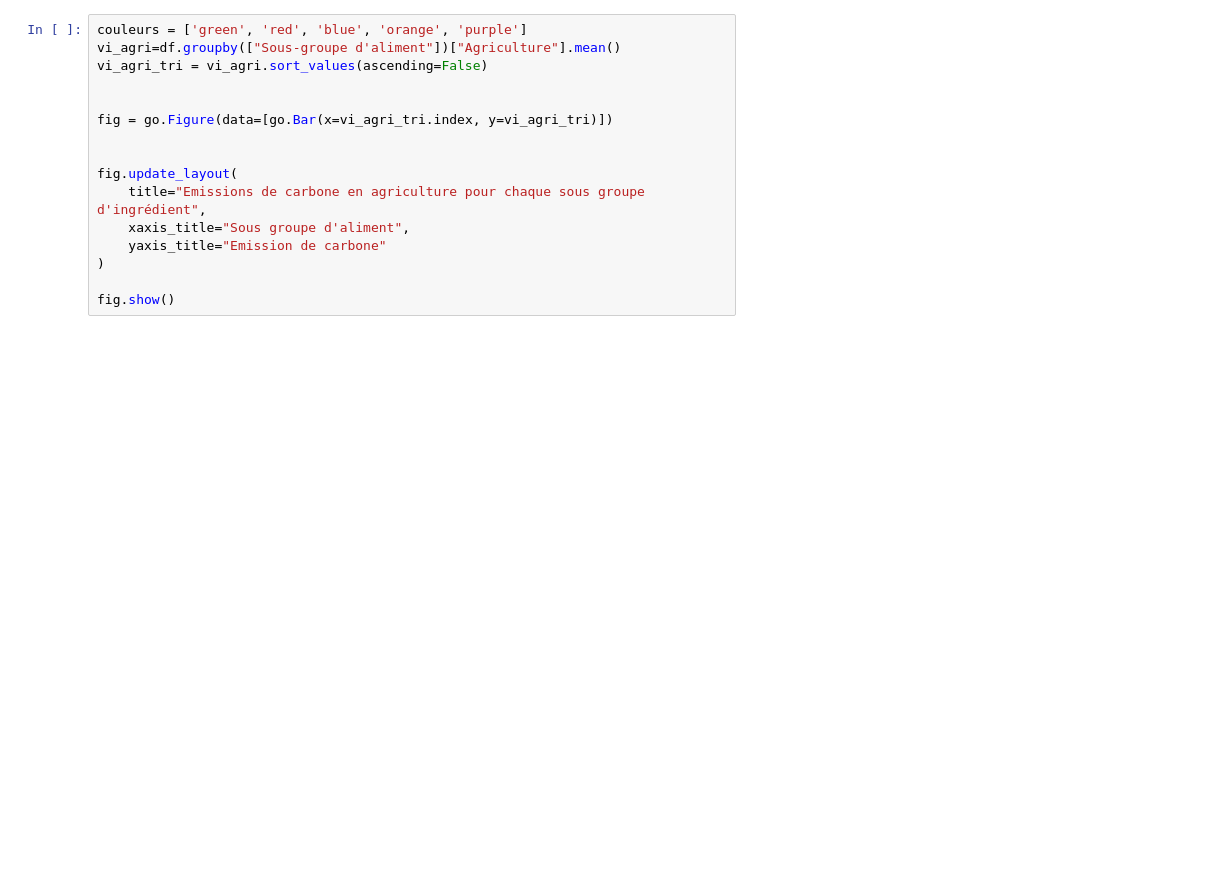
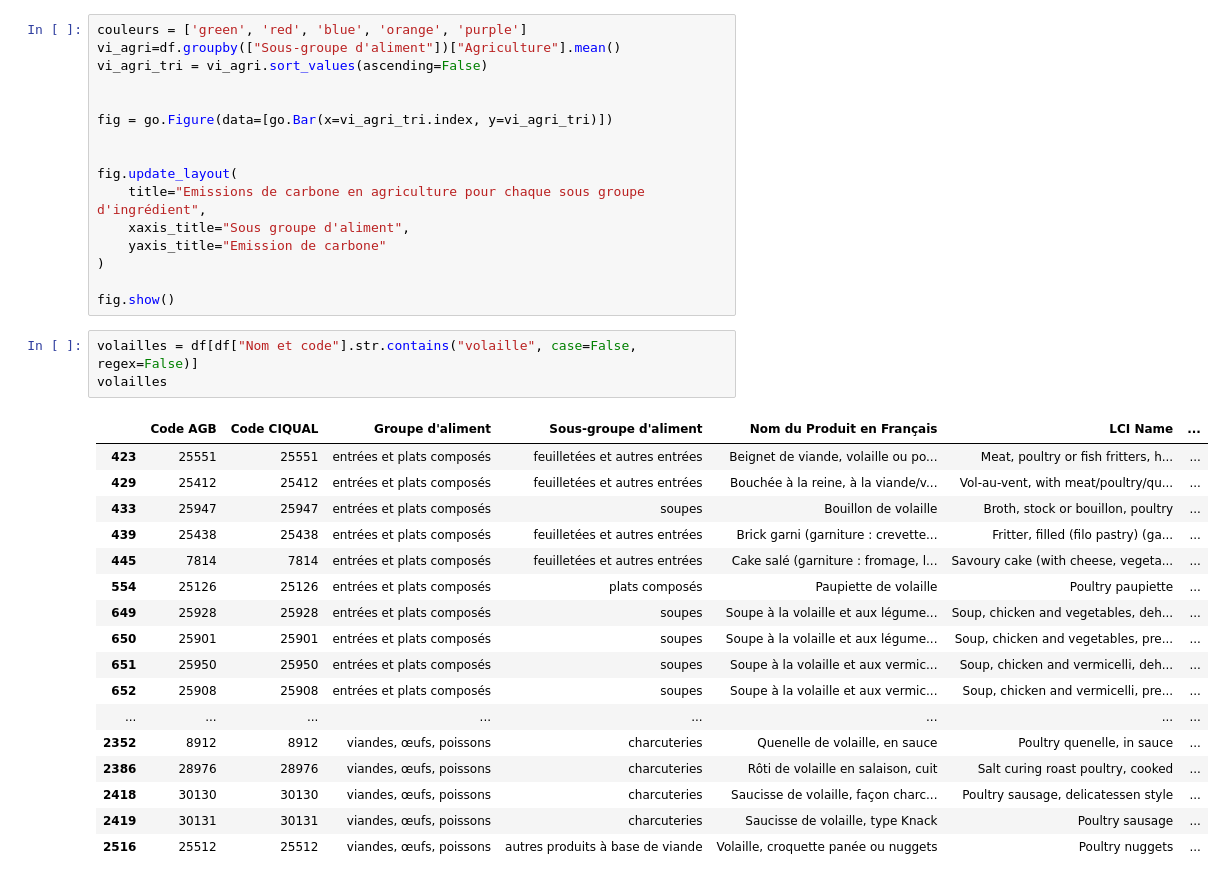
Before and after one commit to flosav5/projet_recette, a Jupyter notebook: projet_serviette_empreintes2.ipynb, the cells around one changed output. Cells and saved outputs as stored; diff of their text form; blank space fills up the shorter version.

```diff
--- a/projet_serviette_empreintes2.ipynb
+++ b/projet_serviette_empreintes2.ipynb
@@ -123,4 +217,25 @@ fig.update_layout(
 )
 
 fig.show()
+# %%
+volailles = df[df["Nom et code"].str.contains("volaille", case=False, regex=False)]
+volailles
+# %% [output]
+|  | Code AGB | Code CIQUAL | Groupe d'aliment | Sous-groupe d'aliment | Nom du Produit en Français | LCI Name | ... |
+| 423 | 25551 | 25551 | entrées et plats composés | feuilletées et autres entrées | Beignet de viande, volaille ou po... | Meat, poultry or fish fritters, h... | ... |
+| 429 | 25412 | 25412 | entrées et plats composés | feuilletées et autres entrées | Bouchée à la reine, à la viande/v... | Vol-au-vent, with meat/poultry/qu... | ... |
+| 433 | 25947 | 25947 | entrées et plats composés | soupes | Bouillon de volaille | Broth, stock or bouillon, poultry | ... |
+| 439 | 25438 | 25438 | entrées et plats composés | feuilletées et autres entrées | Brick garni (garniture : crevette... | Fritter, filled (filo pastry) (ga... | ... |
+| 445 | 7814 | 7814 | entrées et plats composés | feuilletées et autres entrées | Cake salé (garniture : fromage, l... | Savoury cake (with cheese, vegeta... | ... |
+| 554 | 25126 | 25126 | entrées et plats composés | plats composés | Paupiette de volaille | Poultry paupiette | ... |
+| 649 | 25928 | 25928 | entrées et plats composés | soupes | Soupe à la volaille et aux légume... | Soup, chicken and vegetables, deh... | ... |
+| 650 | 25901 | 25901 | entrées et plats composés | soupes | Soupe à la volaille et aux légume... | Soup, chicken and vegetables, pre... | ... |
+| 651 | 25950 | 25950 | entrées et plats composés | soupes | Soupe à la volaille et aux vermic... | Soup, chicken and vermicelli, deh... | ... |
+| 652 | 25908 | 25908 | entrées et plats composés | soupes | Soupe à la volaille et aux vermic... | Soup, chicken and vermicelli, pre... | ... |
+| ... | ... | ... | ... | ... | ... | ... | ... |
+| 2352 | 8912 | 8912 | viandes, œufs, poissons | charcuteries | Quenelle de volaille, en sauce | Poultry quenelle, in sauce | ... |
+| 2386 | 28976 | 28976 | viandes, œufs, poissons | charcuteries | Rôti de volaille en salaison, cuit | Salt curing roast poultry, cooked | ... |
+| 2418 | 30130 | 30130 | viandes, œufs, poissons | charcuteries | Saucisse de volaille, façon charc... | Poultry sausage, delicatessen style | ... |
+| 2419 | 30131 | 30131 | viandes, œufs, poissons | charcuteries | Saucisse de volaille, type Knack | Poultry sausage | ... |
+| 2516 | 25512 | 25512 | viandes, œufs, poissons | autres produits à base de viande | Volaille, croquette panée ou nuggets | Poultry nuggets | ... |
 # %%
```
Also changed, not shown: parts of 12 cells of this notebook, 4 other files.
